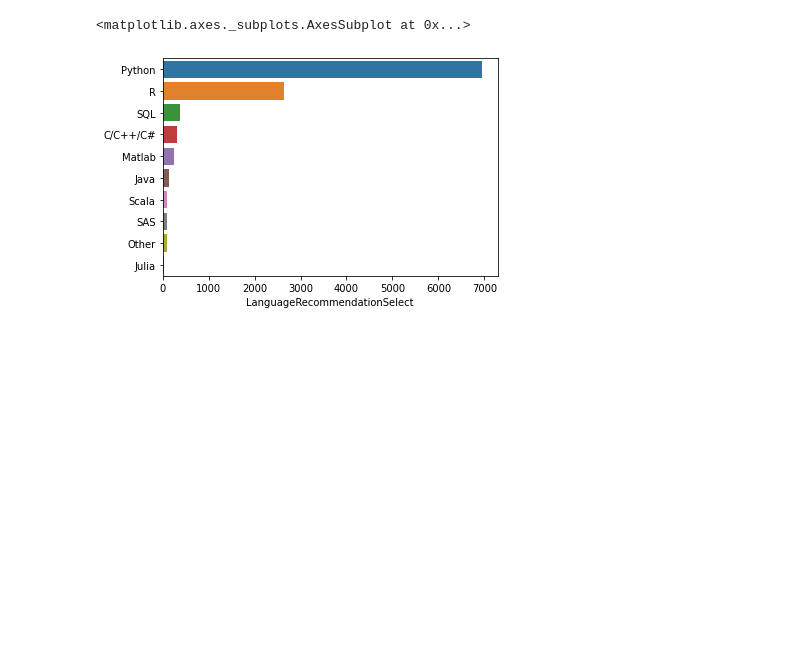
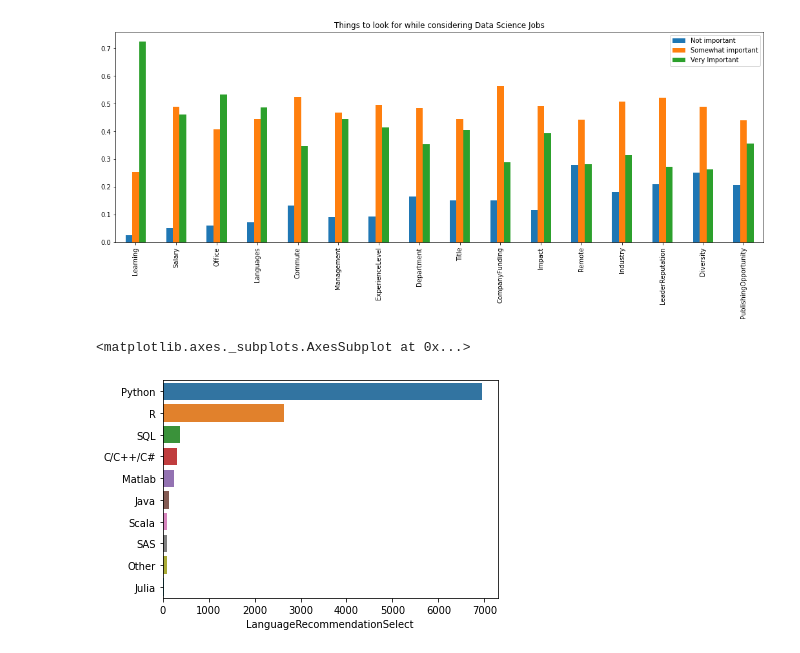
Before and after one commit to rlska105/Kaggle_Competition, a Jupyter notebook: Kaggle_survey_2017.ipynb, the cells around one changed output. Drawn from its saved outputs; the diff is of its cells as text; code cells hidden in the pictures; blank space fills up the shorter version.

```diff
--- a/Kaggle_survey_2017.ipynb
+++ b/Kaggle_survey_2017.ipynb
@@ -11,3 +28,11 @@ df = pd.read_csv('/Users/kimginam/Kaggle/DATA/multipleChoiceResponses.csv', enco
+# %%
+jfdf = pd.DataFrame(jfdf).transpose()
+
+jfdf.plot(kind='bar', figsize=(18,6),
+          title="Things to look for while considering Data Science Jobs")
+plt.show()
+# %% [output]
+[figure, added]
 # %%
 s = df['LanguageRecommendationSelect'].value_counts().head(10)
 sns.barplot(y=s.index, x=s)
```
Also changed, not shown: parts of 21 cells of this notebook.
